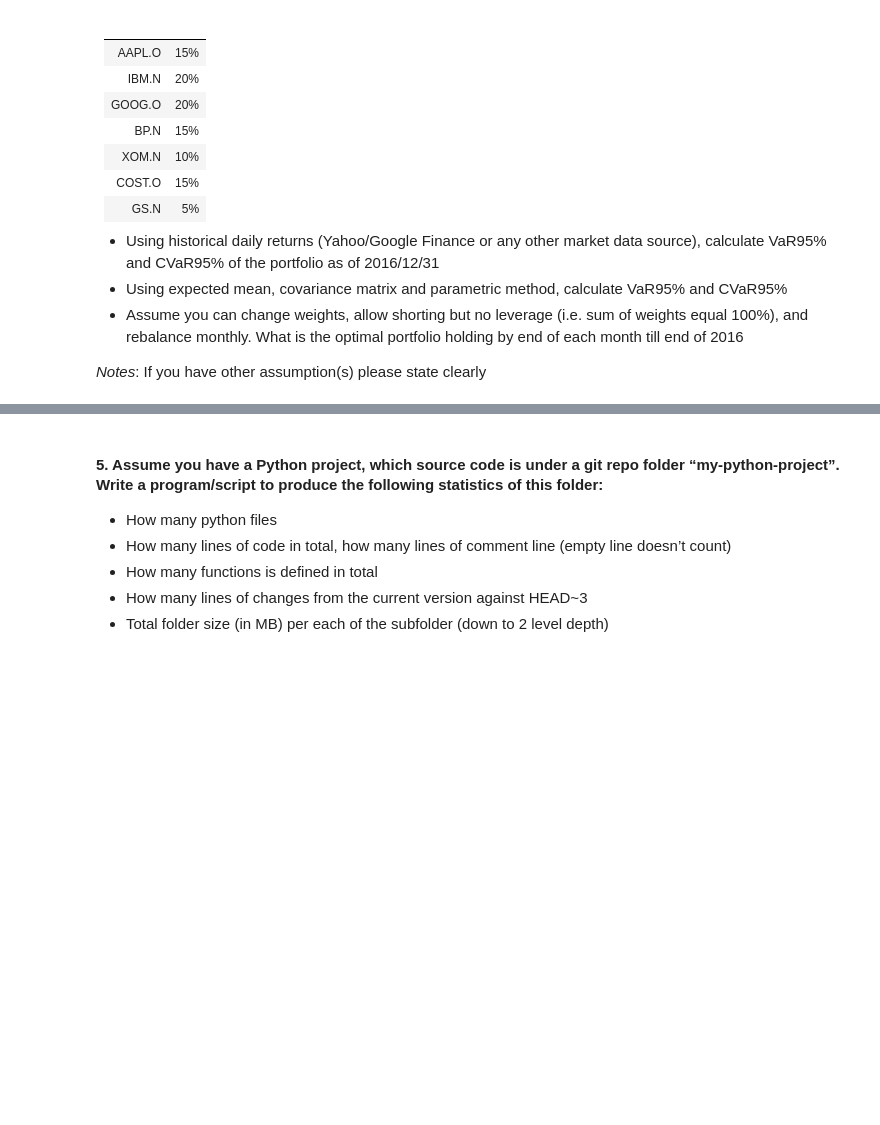
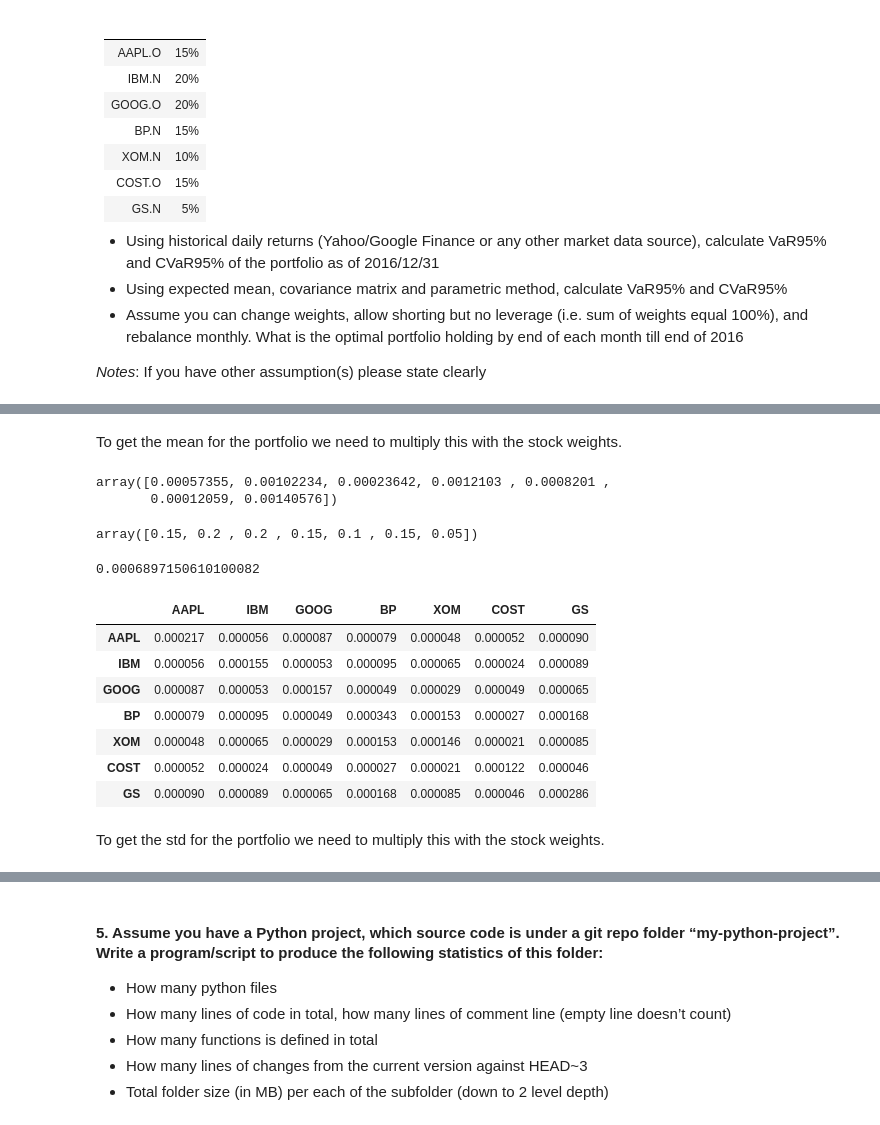
Before and after one commit to SiddharthPatel45/assessments, a Jupyter notebook: quantitative_analyst/started-code.ipynb, the cells around one changed output, grey strips where cells are left out. Drawn from its saved outputs; the diff is of its cells as text; code cells hidden in the pictures; blank space fills up the shorter version.

```diff
--- a/quantitative_analyst/started-code.ipynb
+++ b/quantitative_analyst/started-code.ipynb
@@ -152,0 +322,34 @@ _Notes_: If you have other assumption(s) please state clearly
+# %% [markdown]
+To get the mean for the portfolio we need to multiply this with the stock weights.
+# %%
+# array of means of stock returns
+stocks.mean().values
+# %% [output]
+array([0.00057355, 0.00102234, 0.00023642, 0.0012103 , 0.0008201 ,
+       0.00012059, 0.00140576])
+# %%
+# array of values of stock weights in our portfolio
+port.values[0]
+# %% [output]
+array([0.15, 0.2 , 0.2 , 0.15, 0.1 , 0.15, 0.05])
+# %%
+# dot product of the above two gives the expected mean for returns for the portfolio
+mean_port = port.values[0].dot(stocks.mean().values)
+mean_port
+# %% [output]
+0.0006897150610100082
+# %%
+# covariance matrix of the stocks
+cov_matrix = stocks.cov()
+cov_matrix
+# %% [output]
+|  | AAPL | IBM | GOOG | BP | XOM | COST | GS |
+| AAPL | 0.000217 | 0.000056 | 0.000087 | 0.000079 | 0.000048 | 0.000052 | 0.000090 |
+| IBM | 0.000056 | 0.000155 | 0.000053 | 0.000095 | 0.000065 | 0.000024 | 0.000089 |
+| GOOG | 0.000087 | 0.000053 | 0.000157 | 0.000049 | 0.000029 | 0.000049 | 0.000065 |
+| BP | 0.000079 | 0.000095 | 0.000049 | 0.000343 | 0.000153 | 0.000027 | 0.000168 |
+| XOM | 0.000048 | 0.000065 | 0.000029 | 0.000153 | 0.000146 | 0.000021 | 0.000085 |
+| COST | 0.000052 | 0.000024 | 0.000049 | 0.000027 | 0.000021 | 0.000122 | 0.000046 |
+| GS | 0.000090 | 0.000089 | 0.000065 | 0.000168 | 0.000085 | 0.000046 | 0.000286 |
+# %% [markdown]
+To get the std for the portfolio we need to multiply this with the stock weights.
```
Also changed, not shown: parts of 54 cells of this notebook, 8 other files.
